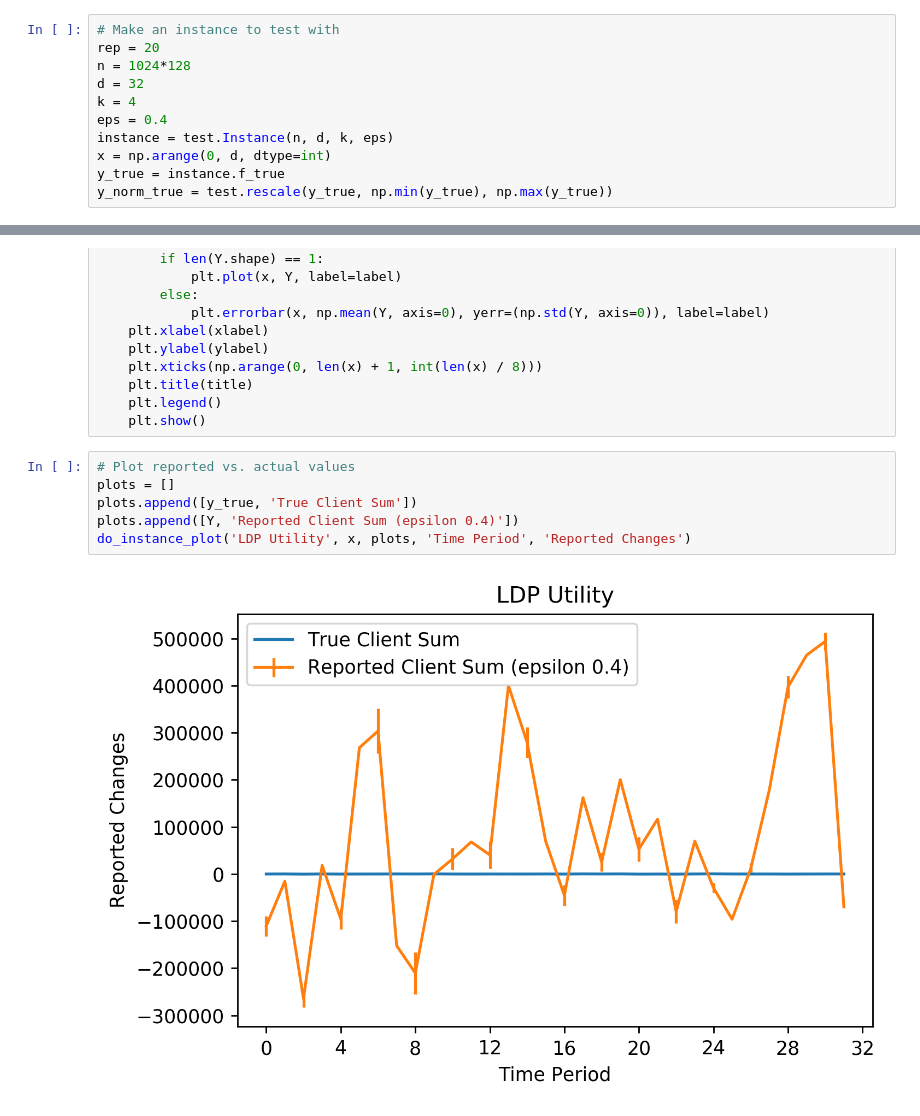
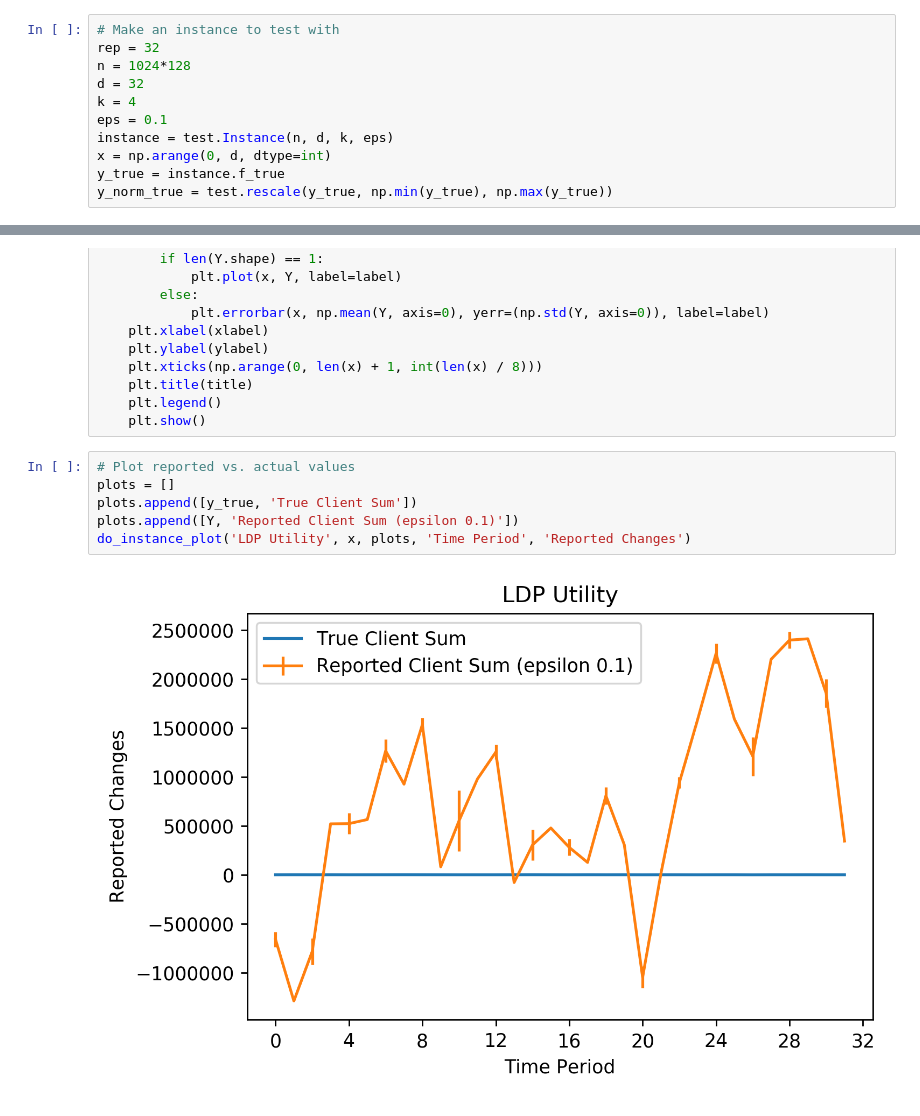
Before and after one commit to jcraver1021/dp-shuffle, a Jupyter notebook: utiltydemo.ipynb, the cells around one changed output, grey strips where cells are left out. Drawn from its saved outputs; the diff is of its cells as text.

```diff
--- a/utiltydemo.ipynb
+++ b/utiltydemo.ipynb
@@ -22,11 +22,11 @@ def normalize_matrix(Y):
     return np.array([test.rescale(Y[i], ymin, ymax) for i in range(rep)])
 # %%
 # Make an instance to test with
-rep = 20
+rep = 32
 n = 1024*128
 d = 32
 k = 4
-eps = 0.4
+eps = 0.1
 instance = test.Instance(n, d, k, eps)
 x = np.arange(0, d, dtype=int)
 y_true = instance.f_true
@@ -74,11 +74,11 @@ def do_instance_plot(title, x, plots, xlabel, ylabel):
 # %%
 # Plot reported vs. actual values
 plots = []
 plots.append([y_true, 'True Client Sum'])
-plots.append([Y, 'Reported Client Sum (epsilon 0.4)'])
+plots.append([Y, 'Reported Client Sum (epsilon 0.1)'])
 do_instance_plot('LDP Utility', x, plots, 'Time Period', 'Reported Changes')
 # %% [output]
-[figure, old version]
+[figure, new version]
 # %%
 # Plot normalized reported vs. actual values
 plots = []
```
Also changed, not shown: parts of 6 cells of this notebook.
